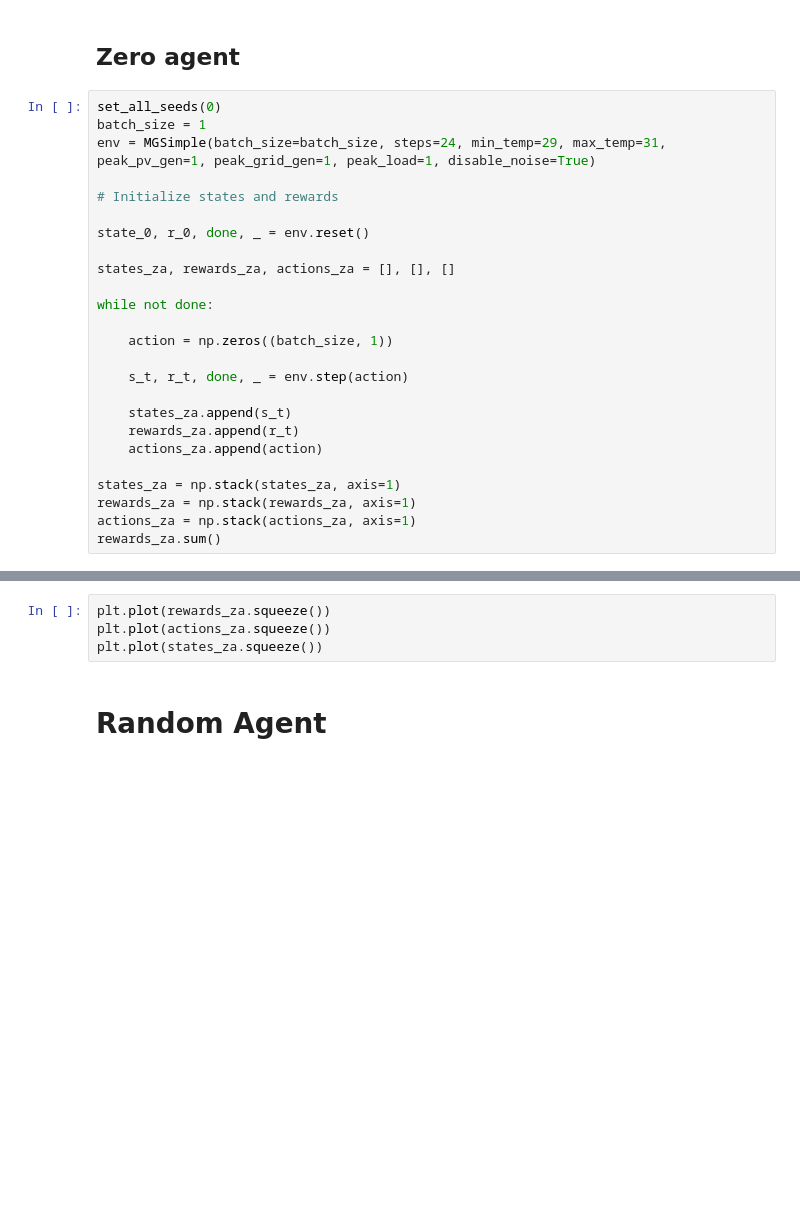
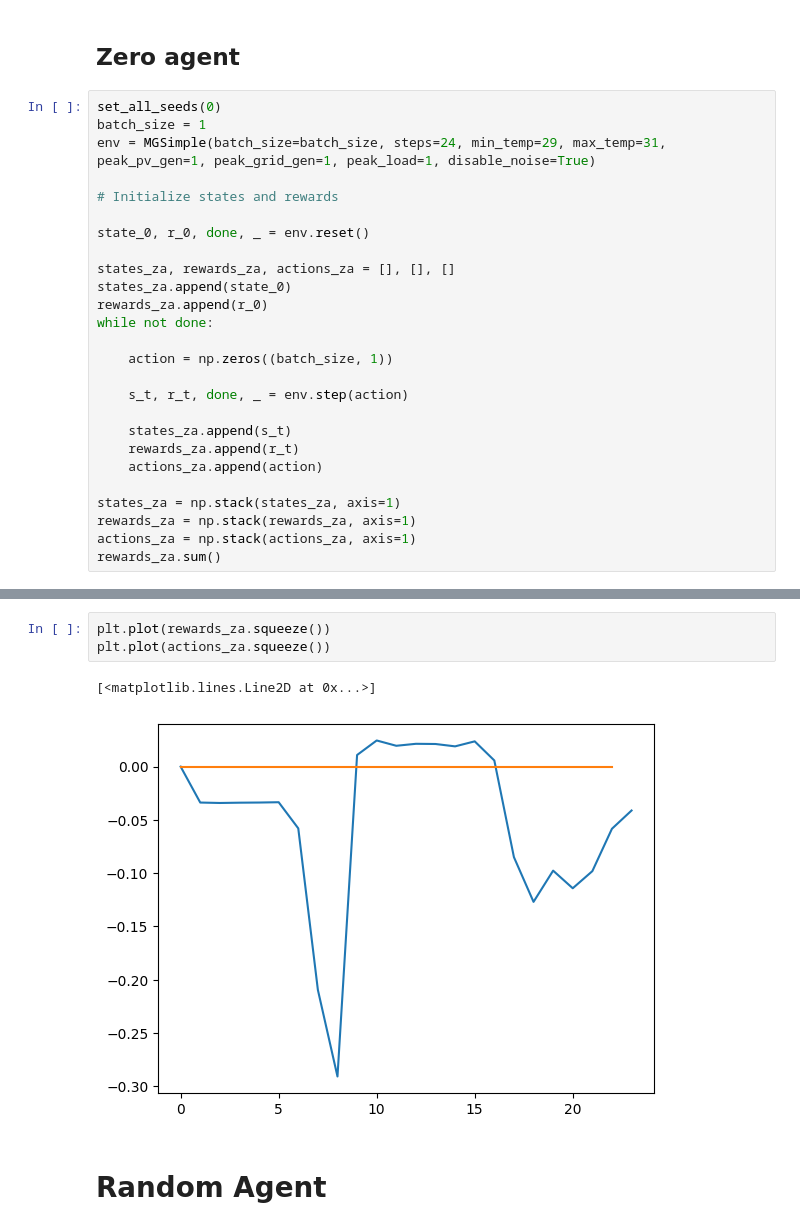
Before and after one commit to nicosquare/rl-energy-management, a Jupyter notebook: src/notebooks/test-simple-env.ipynb, the cells around one changed output, grey strips where cells are left out. Cells and saved outputs as stored; diff of their text form; blank space fills up the shorter version.

```diff
--- a/src/notebooks/test-simple-env.ipynb
+++ b/src/notebooks/test-simple-env.ipynb
@@ -100,7 +16,8 @@ env = MGSimple(batch_size=batch_size, steps=24, min_temp=29, max_temp=31, peak_p
 state_0, r_0, done, _ = env.reset()
 
 states_za, rewards_za, actions_za = [], [], []
-
+states_za.append(state_0)
+rewards_za.append(r_0)
 while not done:
 
     action = np.zeros((batch_size, 1))
@@ -122,7 +65,9 @@ states_za.squeeze()[:,(0,2,3,4,5)]
 # %%
 plt.plot(rewards_za.squeeze())
 plt.plot(actions_za.squeeze())
-plt.plot(states_za.squeeze())
+# %% [output]
+[<matplotlib.lines.Line2D at 0x...>]
+[figure, added]
 # %% [markdown]
 # Random Agent
 # %%
```
Also changed, not shown: parts of 21 cells of this notebook, 3 other files.
